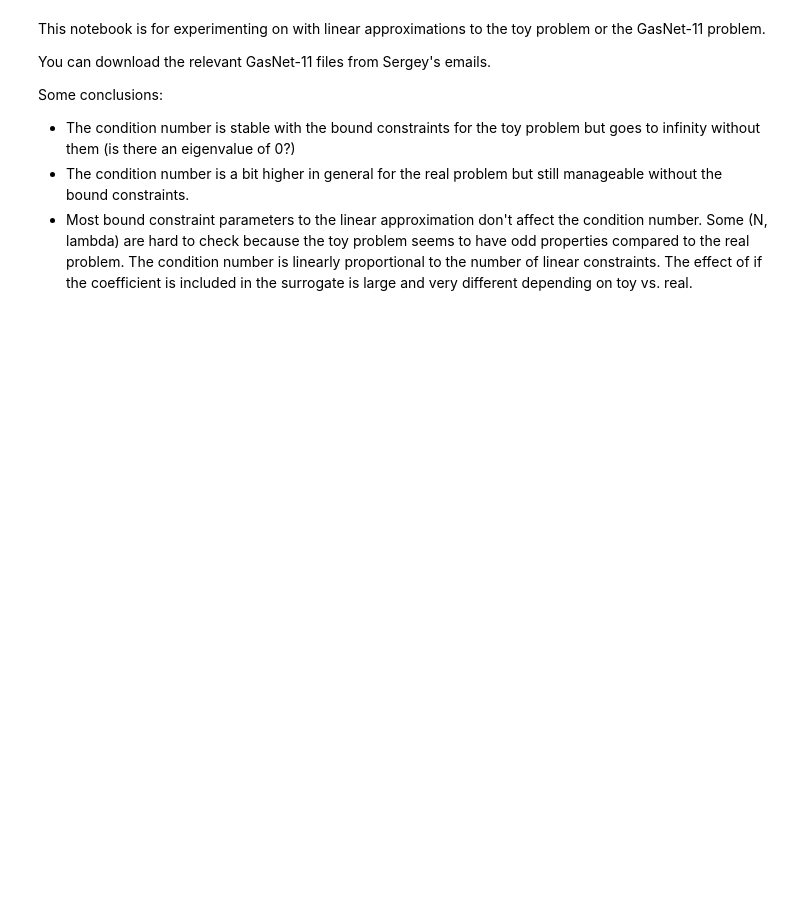
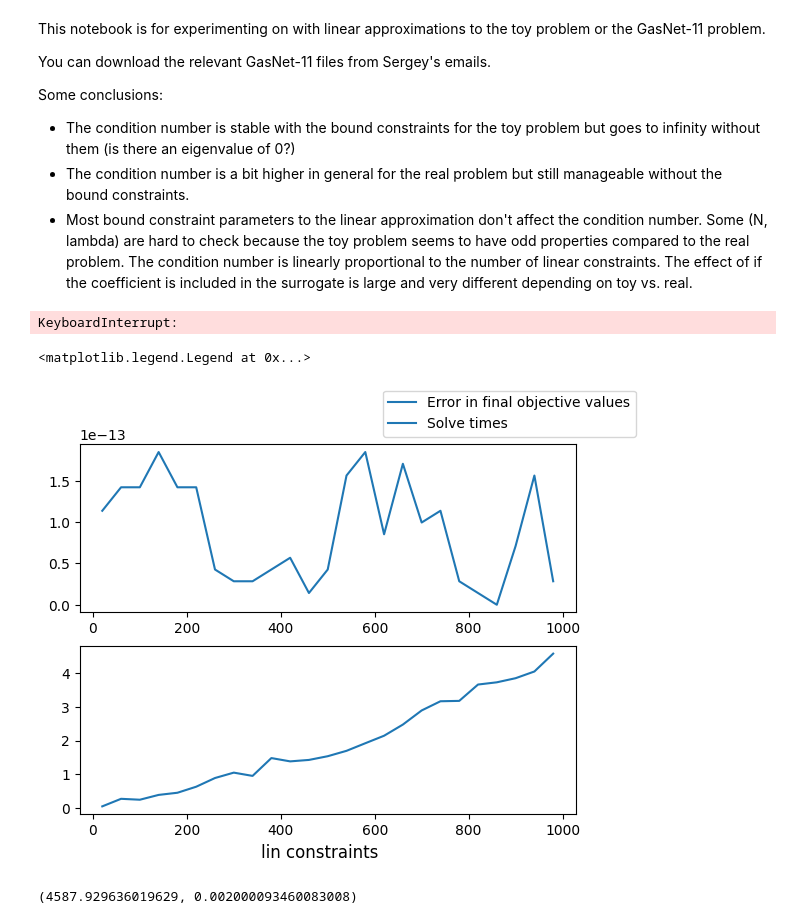
Before and after one commit to micpap25/ENG-QUANT, a Jupyter notebook: experiments/classical_run.ipynb, the cells around one changed output. Drawn from its saved outputs; the diff is of its cells as text; code cells hidden in the pictures; blank space fills up the shorter version.

Commit message:
classical solve on linear relaxation

```diff
--- a/experiments/classical_run.ipynb
+++ b/experiments/classical_run.ipynb
@@ -23,7 +23,7 @@ Some conclusions:
 - Most bound constraint parameters to the linear approximation don't affect the condition number. Some (N, lambda) are hard to check because the toy problem seems to have odd properties compared to the real problem. The condition number is linearly proportional to the number of linear constraints. The effect of if the coefficient is included in the surrogate is large and very different depending on toy vs. real.
 # %%
 # Number of copies of the network in the toy system
-N=20
+N=100
 
 # Whether the production and flow variables have upper bounds
 X_UPPER_BOUNDS=True
@@ -55,7 +55,7 @@ SURROGATE_BOUND_ABOVE = True
 # %%
 errors = []
 times = []
-n_range = range(1, 21)
+n_range = range(1, 101, 4)
 # n_range = range(1, 101, 50)
 for n in n_range:
     toy_problem_to_json(n, X_UPPER_BOUNDS, F_UPPER_BOUNDS, GAMMA, LAMBD,
@@ -72,22 +72,27 @@ fig.supxlabel("N")
 ax1.plot(n_range, errors, label="Error in final objective values")
 ax2.plot(n_range, times, label="Solve times")
 fig.legend()
+# %% [output]
+KeyboardInterrupt:
 # %%
 errors = []
 times = []
-lin_cons_range = range(1, 15)
+lin_cons_range = range(20, 1001, 40)
 for lin_cons in lin_cons_range:
     toy_problem_to_json(N, X_UPPER_BOUNDS, F_UPPER_BOUNDS, GAMMA, LAMBD,
                         EPS, DELTA, LX, LP, LF, UP)
-    quadratic_model_lin_approx(lin_cons, OUTER_APPROXIMATION, COEFFICIENT_SURROGATE,
-                                SURROGATE_BOUND_BELOW, SURROGATE_BOUND_ABOVE)
-    # quadratic_lin_approx_no_surrogate(lin_cons, OUTER_APPROXIMATION)
+    # quadratic_model_lin_approx(lin_cons, OUTER_APPROXIMATION, COEFFICIENT_SURROGATE,
+    #                             SURROGATE_BOUND_BELOW, SURROGATE_BOUND_ABOVE)
+    quadratic_lin_approx_no_surrogate(lin_cons, OUTER_APPROXIMATION)
     val, time = solve_lp()
     errors.append(val - N)
     times.append(time)
 
 fig, (ax1, ax2) = plt.subplots(2, 1)
 fig.supxlabel("lin constraints")
 ax1.plot(lin_cons_range, errors, label="Error in final objective values")
 ax2.plot(lin_cons_range, times, label="Solve times")
 fig.legend()
+# %% [output]
+<matplotlib.legend.Legend at 0x...>
+[figure, added]
@@ -93,0 +101,4 @@ fig.legend()
+# %%
+print(solve_lp(f_name="Model11_lp.json"))
+# %% [output]
+(4587.929636019629, 0.002000093460083008)
```
Also changed, not shown: parts of 2 cells of this notebook, 1 other file.
